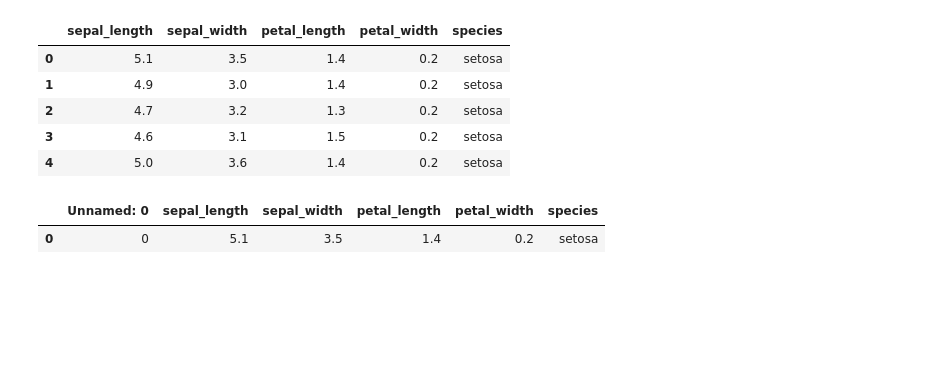
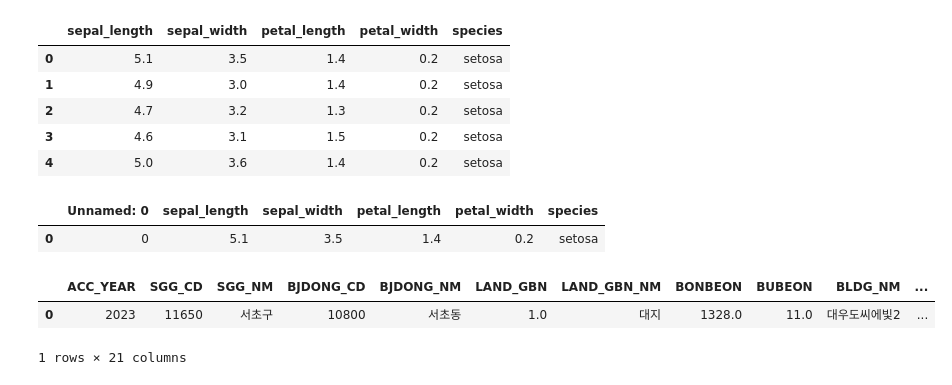
Before and after one commit to ws242/alphaco_924, a Jupyter notebook: S2_cd_basic/240930.ipynb, the cells around one changed output. Cells and saved outputs as stored; diff of their text form; code cells hidden in the pictures; blank space fills up the shorter version.

```diff
--- a/S2_cd_basic/240930.ipynb
+++ b/S2_cd_basic/240930.ipynb
@@ -496,3 +526,12 @@ excel_df.head(1)
 # %% [output]
 |  | Unnamed: 0 | sepal_length | sepal_width | petal_length | petal_width | species |
 | 0 | 0 | 5.1 | 3.5 | 1.4 | 0.2 | setosa |
+# %%
+import pandas as pd
+
+df = pd.read_csv("seoul_real_estate.csv")
+df.head(1)
+# %% [output]
+|  | ACC_YEAR | SGG_CD | SGG_NM | BJDONG_CD | BJDONG_NM | LAND_GBN | LAND_GBN_NM | BONBEON | BUBEON | BLDG_NM | ... |
+| 0 | 2023 | 11650 | 서초구 | 10800 | 서초동 | 1.0 | 대지 | 1328.0 | 11.0 | 대우도씨에빛2 | ... |
+1 rows × 21 columns
```
Also changed, not shown: parts of 8 cells of this notebook, 5 other files.
